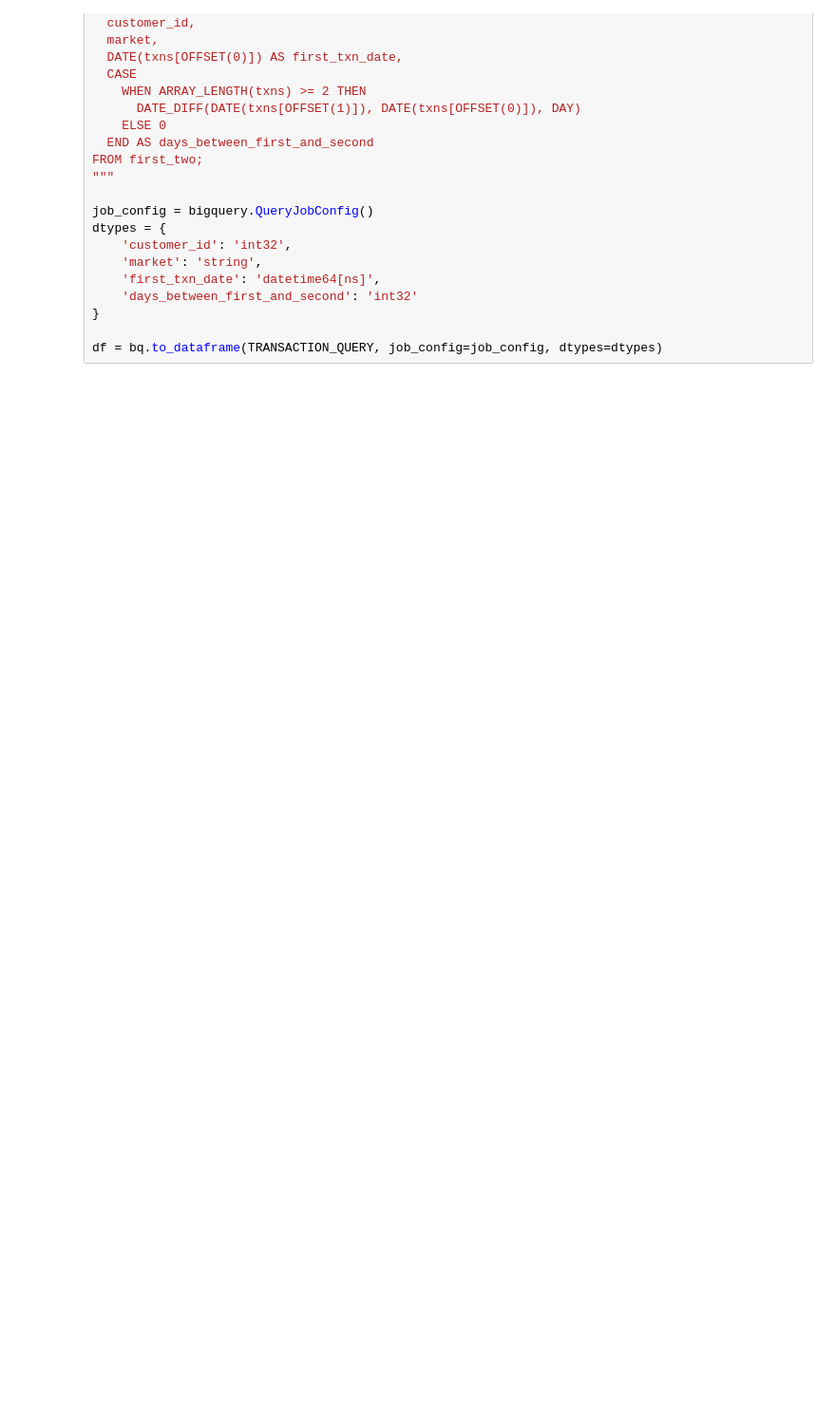
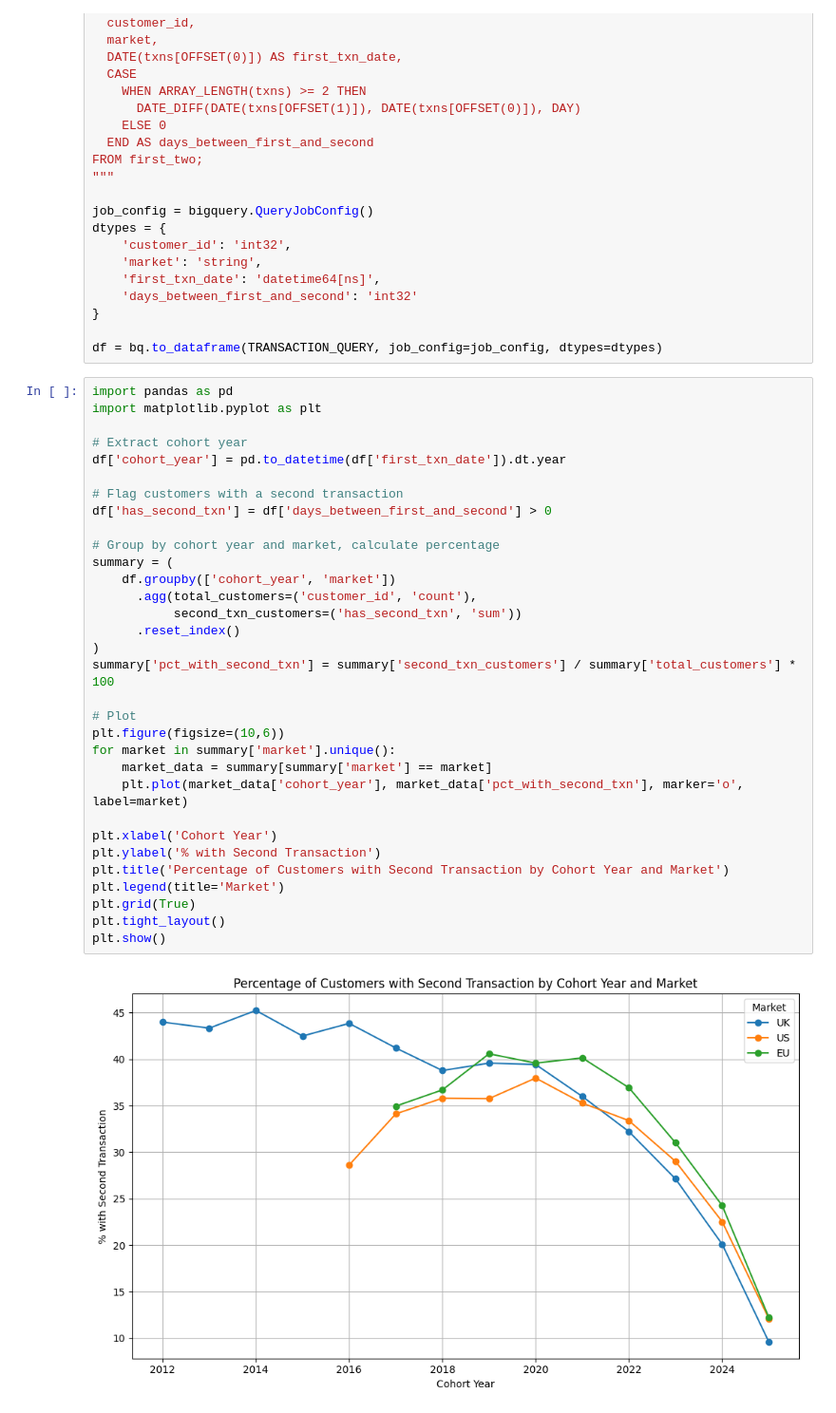
Before and after one commit to mpb-com/dsci-customer, a Jupyter notebook: experiments/empirical_lapse_threshold.ipynb, the cells around one changed output. Shown at 95% size. Saved outputs shown, nothing was run; the diff lists cells and outputs as text; blank space fills up the shorter version.

```diff
--- a/experiments/empirical_lapse_threshold.ipynb
+++ b/experiments/empirical_lapse_threshold.ipynb
@@ -47,3 +47,37 @@ dtypes = {
 }
 
 df = bq.to_dataframe(TRANSACTION_QUERY, job_config=job_config, dtypes=dtypes)
+# %%
+import pandas as pd
+import matplotlib.pyplot as plt
+
+# Extract cohort year
+df['cohort_year'] = pd.to_datetime(df['first_txn_date']).dt.year
+
+# Flag customers with a second transaction
+df['has_second_txn'] = df['days_between_first_and_second'] > 0
+
+# Group by cohort year and market, calculate percentage
+summary = (
+    df.groupby(['cohort_year', 'market'])
+      .agg(total_customers=('customer_id', 'count'),
+           second_txn_customers=('has_second_txn', 'sum'))
+      .reset_index()
+)
+summary['pct_with_second_txn'] = summary['second_txn_customers'] / summary['total_customers'] * 100
+
+# Plot
+plt.figure(figsize=(10,6))
+for market in summary['market'].unique():
+    market_data = summary[summary['market'] == market]
+    plt.plot(market_data['cohort_year'], market_data['pct_with_second_txn'], marker='o', label=market)
+
+plt.xlabel('Cohort Year')
+plt.ylabel('% with Second Transaction')
+plt.title('Percentage of Customers with Second Transaction by Cohort Year and Market')
+plt.legend(title='Market')
+plt.grid(True)
+plt.tight_layout()
+plt.show()
+# %% [output]
+[figure, added]
```
Also changed, not shown: parts of 1 cell of this notebook, 2 other files.
